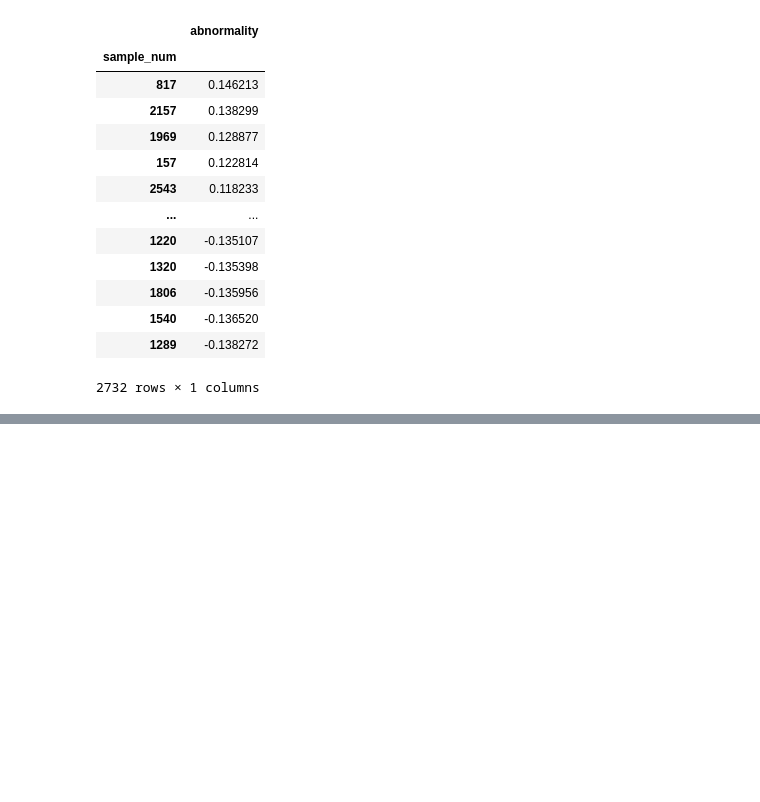
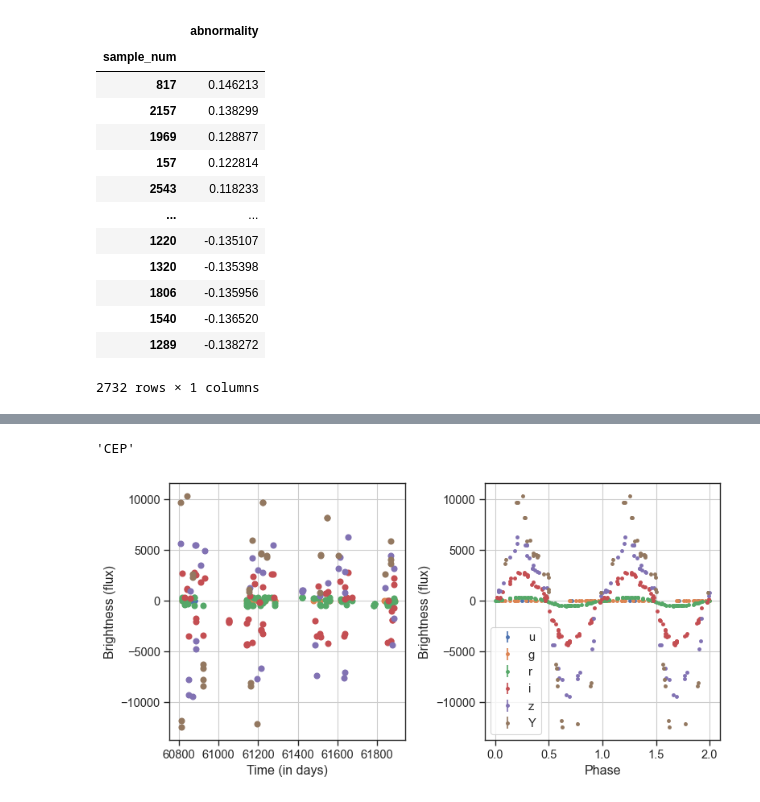
Before and after one commit to sidchaini/DistanceAnomalies, a Jupyter notebook: 03. distances features eda/03c. dcpy outliers.ipynb, the cells around one changed output, grey strips where cells are left out. Cells and saved outputs as stored; diff of their text form; code cells hidden in the pictures; blank space fills up the shorter version.

Commit message:
Added folded LC plot

```diff
--- a/03. distances features eda/03c. dcpy outliers.ipynb
+++ b/03. distances features eda/03c. dcpy outliers.ipynb
@@ -235,0 +246,19 @@ iforest_df
+# %%
+def give_snid(objnum):
+    snid = y_df.index[objnum]
+    print(f"Class of obj #{objnum} (snid {snid}): {y_df[snid]}")
+    return snid
+# %%
+snid = give_snid()
+# %% [output]
+'CEP'
+# %%
+lcdf = pd.read_parquet("data/plotdf.parquet")
+lcdf.index.name = "snid"
+# %%
+band_colors = {"u": sns.color_palette()[0],
+"g": sns.color_palette()[1],
+"r": sns.color_palette()[2],
+"i": sns.color_palette()[3],
+"z": sns.color_palette()[4],
+"Y": sns.color_palette()[5]}
@@ -235,0 +320,4 @@ iforest_df
+# %%
+plot_lc(lcdf,56961335)
+# %% [output]
+[figure, added]
```
Also changed, not shown: parts of 8 cells of this notebook.
